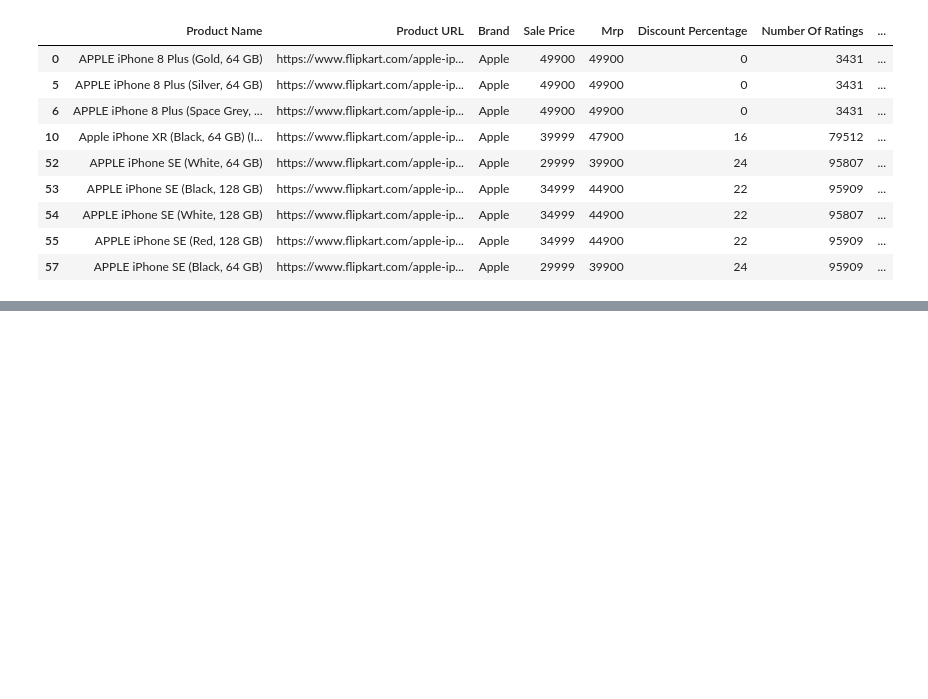
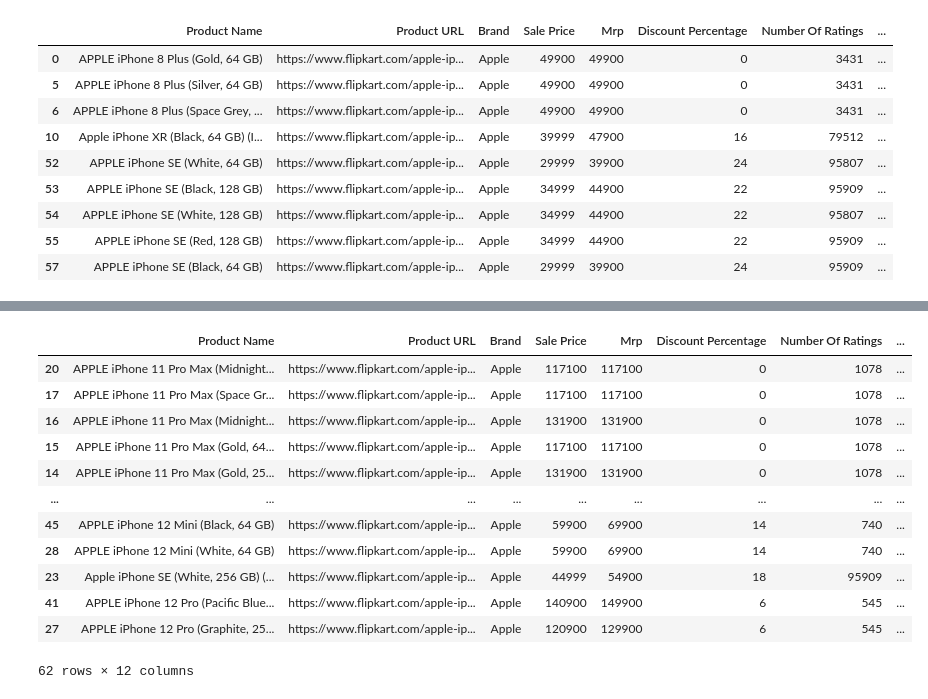
Before and after one commit to abhishekgawali/Iphone-Data-Analysis, a Jupyter notebook: Iphone_Data_Analysis.ipynb, the cells around one changed output, grey strips where cells are left out. Saved outputs shown, nothing was run; the diff lists cells and outputs as text; code cells hidden in the pictures; blank space fills up the shorter version.

```diff
--- a/Iphone_Data_Analysis.ipynb
+++ b/Iphone_Data_Analysis.ipynb
@@ -88,0 +73,2 @@ list(df['Product Name'])
+# %%
+df['ModelName']=df['Product Name'].str[6:15]
@@ -88,0 +84,16 @@ list(df['Product Name'])
+# %%
+df.sort_values(by='Star Rating',ascending=False)
+# %% [output]
+|  | Product Name | Product URL | Brand | Sale Price | Mrp | Discount Percentage | Number Of Ratings | ... |
+| 20 | APPLE iPhone 11 Pro Max (Midnight... | https://www.flipkart.com/apple-ip... | Apple | 117100 | 117100 | 0 | 1078 | ... |
+| 17 | APPLE iPhone 11 Pro Max (Space Gr... | https://www.flipkart.com/apple-ip... | Apple | 117100 | 117100 | 0 | 1078 | ... |
+| 16 | APPLE iPhone 11 Pro Max (Midnight... | https://www.flipkart.com/apple-ip... | Apple | 131900 | 131900 | 0 | 1078 | ... |
+| 15 | APPLE iPhone 11 Pro Max (Gold, 64... | https://www.flipkart.com/apple-ip... | Apple | 117100 | 117100 | 0 | 1078 | ... |
+| 14 | APPLE iPhone 11 Pro Max (Gold, 25... | https://www.flipkart.com/apple-ip... | Apple | 131900 | 131900 | 0 | 1078 | ... |
+| ... | ... | ... | ... | ... | ... | ... | ... | ... |
+| 45 | APPLE iPhone 12 Mini (Black, 64 GB) | https://www.flipkart.com/apple-ip... | Apple | 59900 | 69900 | 14 | 740 | ... |
+| 28 | APPLE iPhone 12 Mini (White, 64 GB) | https://www.flipkart.com/apple-ip... | Apple | 59900 | 69900 | 14 | 740 | ... |
+| 23 | Apple iPhone SE (White, 256 GB) (... | https://www.flipkart.com/apple-ip... | Apple | 44999 | 54900 | 18 | 95909 | ... |
+| 41 | APPLE iPhone 12 Pro (Pacific Blue... | https://www.flipkart.com/apple-ip... | Apple | 140900 | 149900 | 6 | 545 | ... |
+| 27 | APPLE iPhone 12 Pro (Graphite, 25... | https://www.flipkart.com/apple-ip... | Apple | 120900 | 129900 | 6 | 545 | ... |
+62 rows × 12 columns
```
Also changed, not shown: parts of 2 cells of this notebook.
